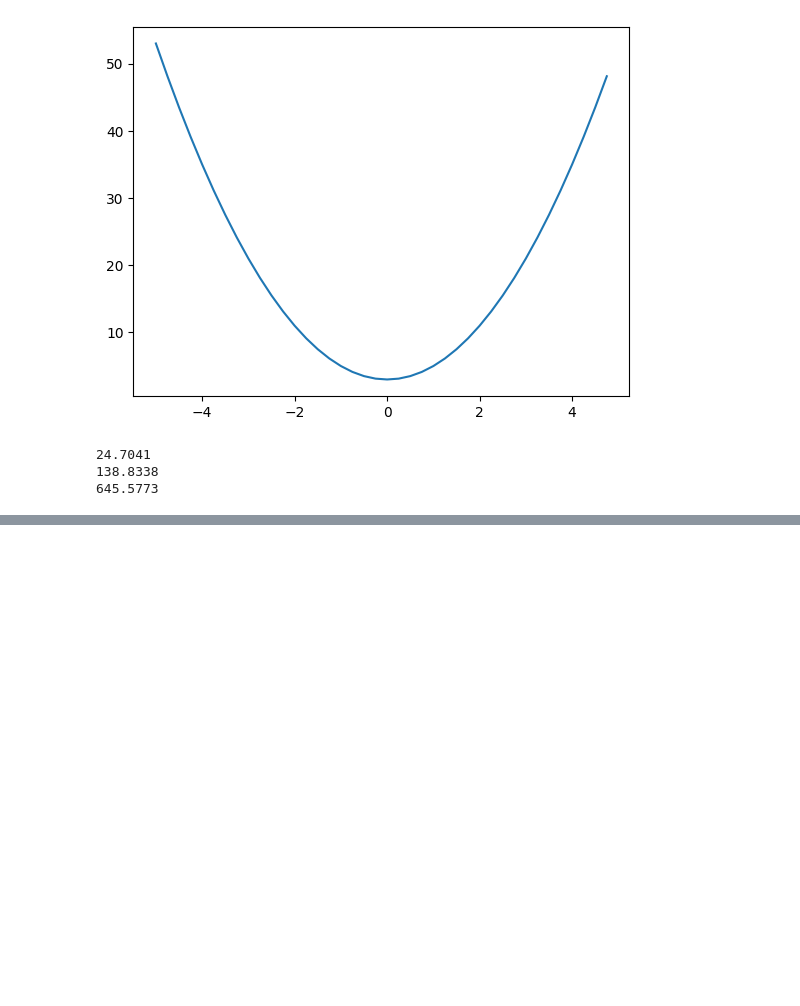
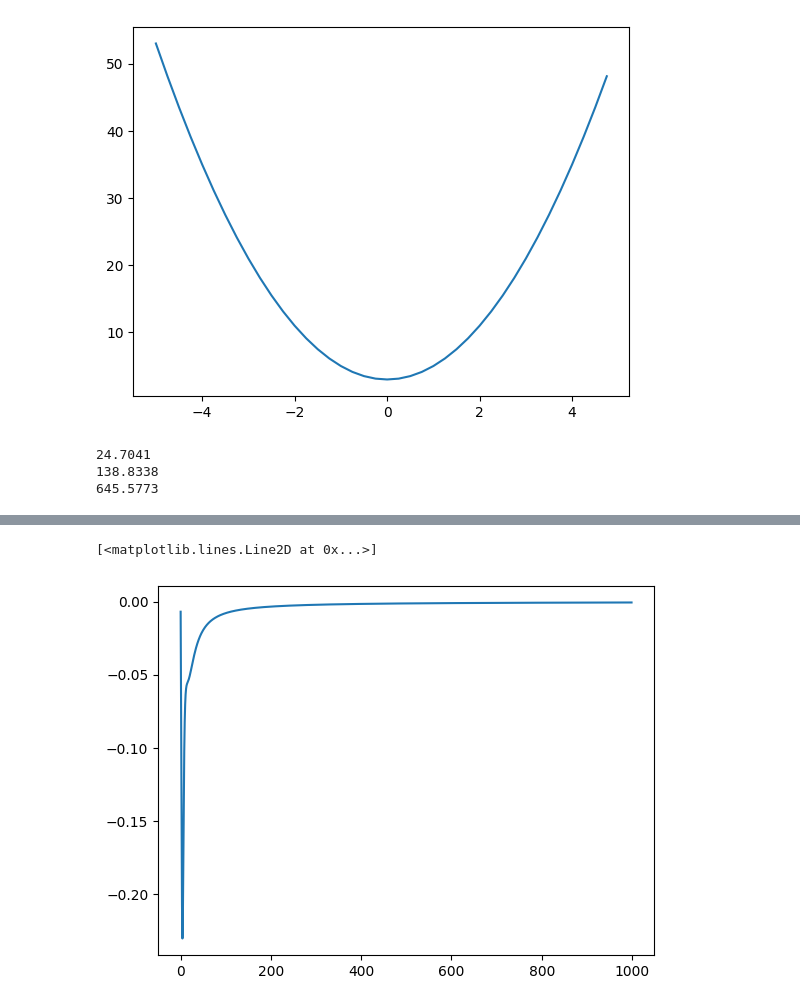
Before and after one commit to varun-balaji/smolgrad, a Jupyter notebook: micrograd.ipynb, the cells around one changed output, grey strips where cells are left out. Saved outputs shown, nothing was run; the diff lists cells and outputs as text; code cells hidden in the pictures; blank space fills up the shorter version.

```diff
--- a/micrograd.ipynb
+++ b/micrograd.ipynb
@@ -279,0 +393,5 @@ o=0.7071067776767761 grad=1.0 *
+# %%
+plt.plot(grad_avgs)
+# %% [output]
+[<matplotlib.lines.Line2D at 0x...>]
+[figure, added]
```
Also changed, not shown: parts of 18 cells of this notebook.
